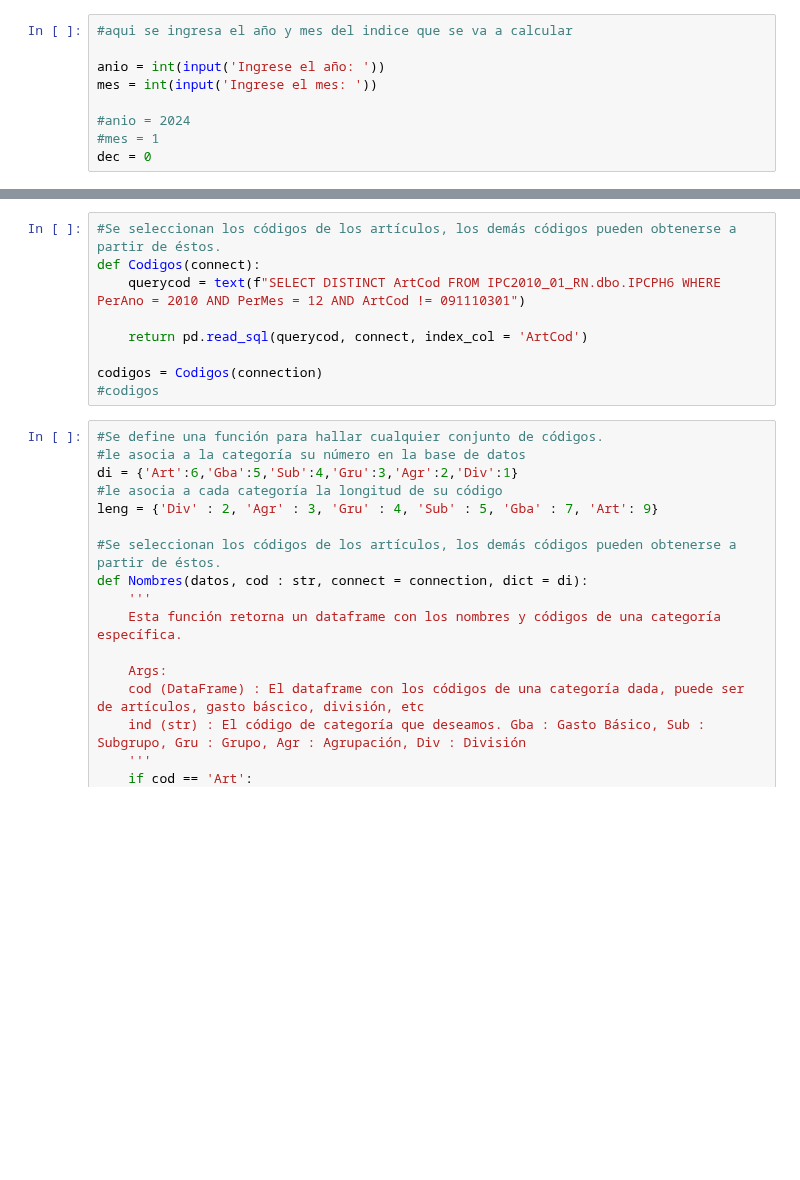
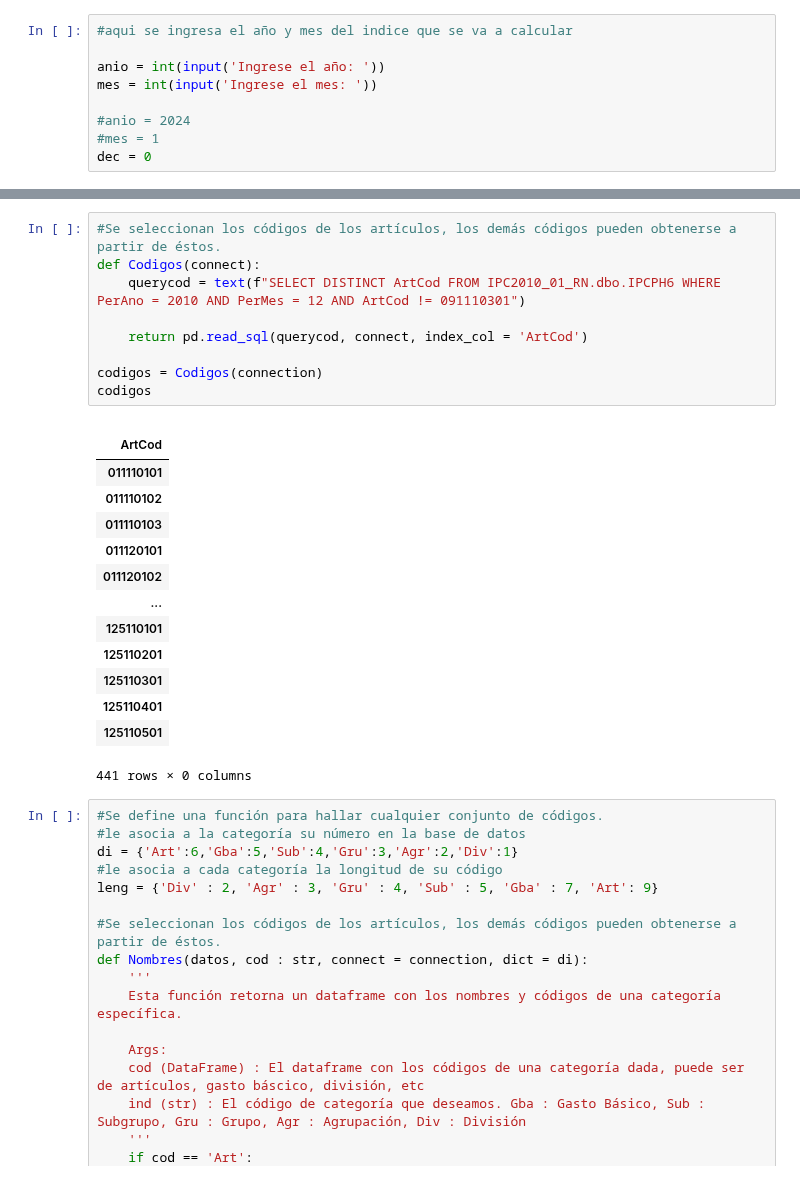
Before and after one commit to ShannonNCM/ComparacionCalculoIPC, a Jupyter notebook: IPC2024_base2010/ipc_2024.ipynb, the cells around one changed output, grey strips where cells are left out. Drawn from its saved outputs; the diff is of its cells as text; blank space fills up the shorter version.

```diff
--- a/IPC2024_base2010/ipc_2024.ipynb
+++ b/IPC2024_base2010/ipc_2024.ipynb
@@ -56,12 +56,27 @@ excel_indant
 # %%
 #Se seleccionan los códigos de los artículos, los demás códigos pueden obtenerse a partir de éstos.
 def Codigos(connect):
     querycod = text(f"SELECT DISTINCT ArtCod FROM IPC2010_01_RN.dbo.IPCPH6 WHERE PerAno = 2010 AND PerMes = 12 AND ArtCod != 091110301")
 
     return pd.read_sql(querycod, connect, index_col = 'ArtCod')
 
 codigos = Codigos(connection)
-#codigos
+codigos
+# %% [output]
+|  |
+| ArtCod |
+| 011110101 |
+| 011110102 |
+| 011110103 |
+| 011120101 |
+| 011120102 |
+| ... |
+| 125110101 |
+| 125110201 |
+| 125110301 |
+| 125110401 |
+| 125110501 |
+441 rows × 0 columns
 # %%
 #Se define una función para hallar cualquier conjunto de códigos.
 #le asocia a la categoría su número en la base de datos
```
Also changed, not shown: parts of 30 cells of this notebook, 30 other files.
